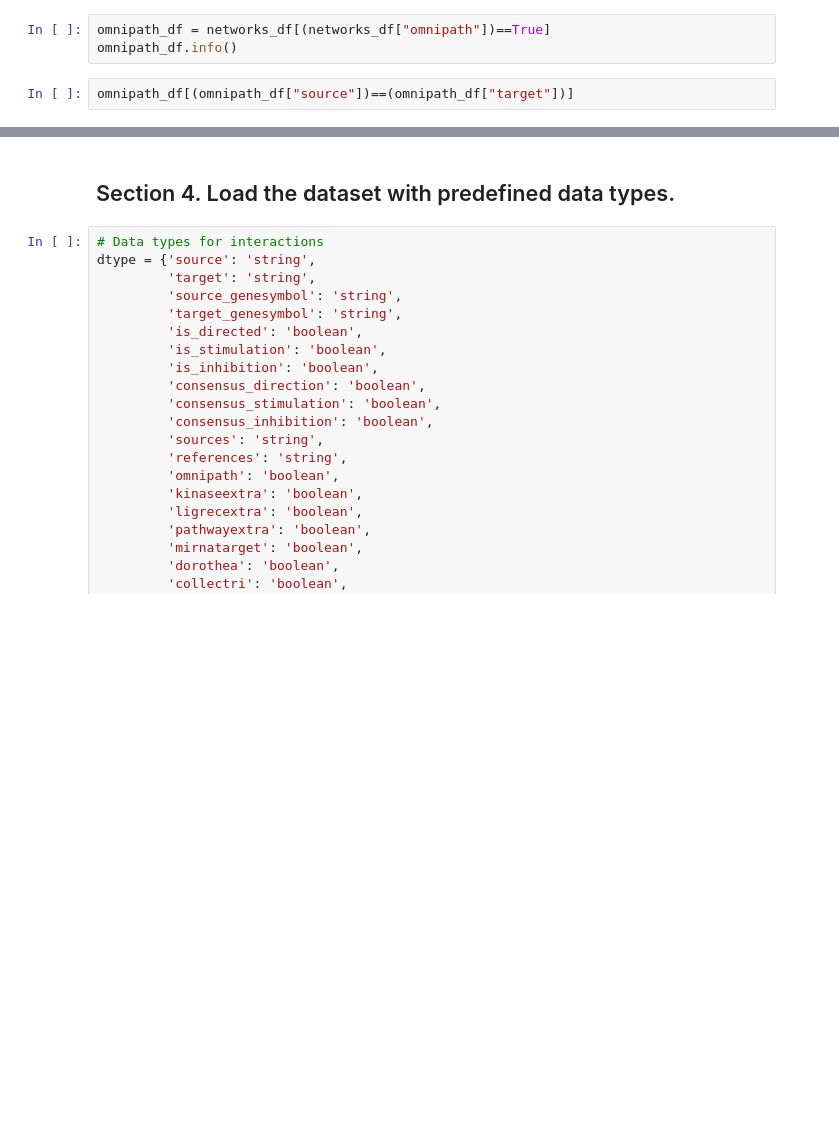
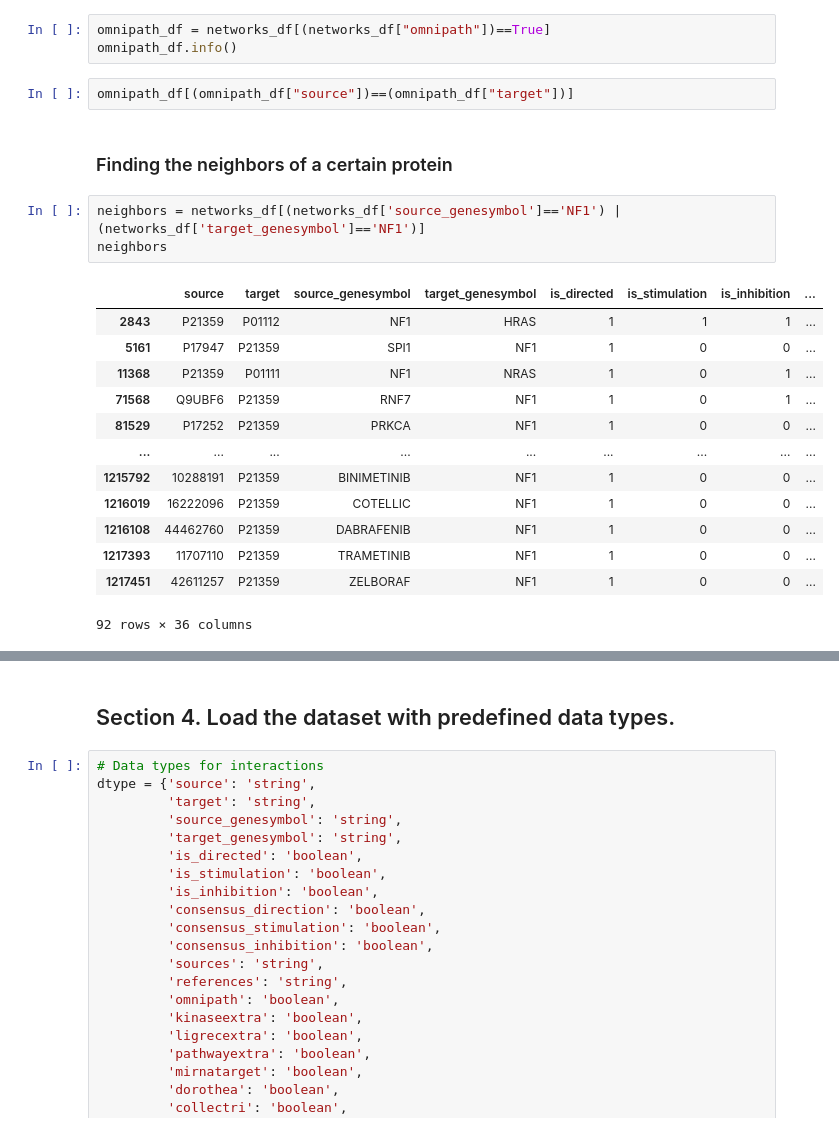
Before and after one commit to njmmatthieu/omnipath-secondary-adapter, a Jupyter notebook: notebooks/EDA_networks_db.ipynb, the cells around one changed output, grey strips where cells are left out. Drawn from its saved outputs; the diff is of its cells as text; blank space fills up the shorter version.

```diff
--- a/notebooks/EDA_networks_db.ipynb
+++ b/notebooks/EDA_networks_db.ipynb
@@ -273,3 +276,22 @@ omnipath_df = networks_df[(networks_df["omnipath"])==True]
 omnipath_df.info()
 # %%
 omnipath_df[(omnipath_df["source"])==(omnipath_df["target"])]
+# %% [markdown]
+### Finding the neighbors of a certain protein
+# %%
+neighbors = networks_df[(networks_df['source_genesymbol']=='NF1') | (networks_df['target_genesymbol']=='NF1')]
+neighbors
+# %% [output]
+|  | source | target | source_genesymbol | target_genesymbol | is_directed | is_stimulation | is_inhibition | ... |
+| 2843 | P21359 | P01112 | NF1 | HRAS | 1 | 1 | 1 | ... |
+| 5161 | P17947 | P21359 | SPI1 | NF1 | 1 | 0 | 0 | ... |
+| 11368 | P21359 | P01111 | NF1 | NRAS | 1 | 0 | 1 | ... |
+| 71568 | Q9UBF6 | P21359 | RNF7 | NF1 | 1 | 0 | 1 | ... |
+| 81529 | P17252 | P21359 | PRKCA | NF1 | 1 | 0 | 0 | ... |
+| ... | ... | ... | ... | ... | ... | ... | ... | ... |
+| 1215792 | 10288191 | P21359 | BINIMETINIB | NF1 | 1 | 0 | 0 | ... |
+| 1216019 | 16222096 | P21359 | COTELLIC | NF1 | 1 | 0 | 0 | ... |
+| 1216108 | 44462760 | P21359 | DABRAFENIB | NF1 | 1 | 0 | 0 | ... |
+| 1217393 | 11707110 | P21359 | TRAMETINIB | NF1 | 1 | 0 | 0 | ... |
+| 1217451 | 42611257 | P21359 | ZELBORAF | NF1 | 1 | 0 | 0 | ... |
+92 rows × 36 columns
```
Also changed, not shown: parts of 13 cells of this notebook, 3 other files.
